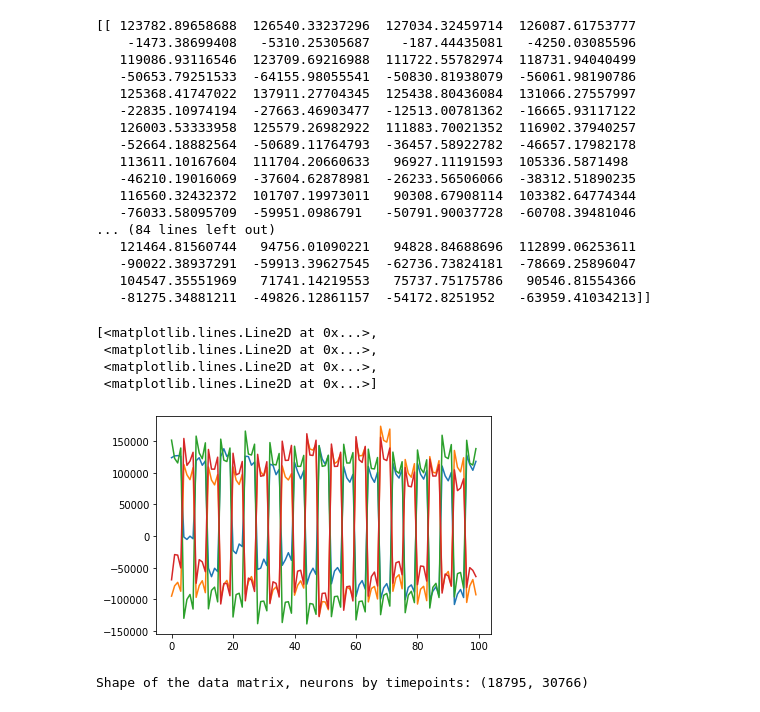
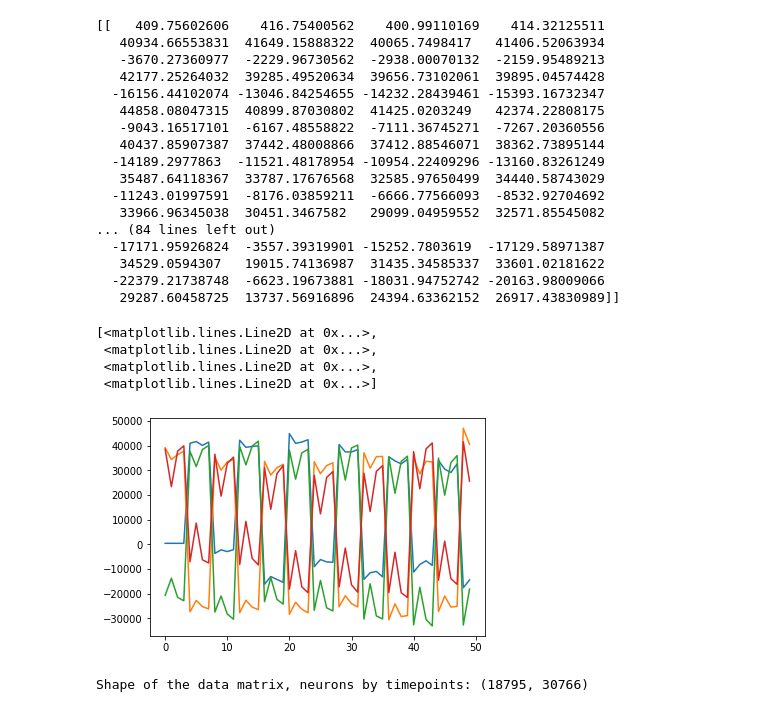
Before and after one commit to mariakesa/neuromatch2020, a Jupyter notebook: SimulatorStarter.ipynb, the cells around one changed output. Saved outputs shown, nothing was run; the diff lists cells and outputs as text; code cells hidden in the pictures.

```diff
--- a/SimulatorStarter.ipynb
+++ b/SimulatorStarter.ipynb
@@ -121,6 +121,7 @@ class Simulate():
             if node[:3]=='sim':
                 nodes_to_update.append(i)
                 self.nodes_dims.append(self.node_ns[i])
+        h=0.01
         for i,node in enumerate(nodes_to_update):
             inds=self.connectivity_graph[:,i].flatten()
             weights_stack=np.zeros((self.nodes_dims[i],1))
@@ -132,7 +133,9 @@ class Simulate():
                     act_stack=np.hstack((act_stack,data[pre_ind][:,t].flatten()))
             weights_stack=weights_stack[:,1:]
             act_stack=act_stack[1:]
-            activation=-self.prev_timepoint[i]+weights_stack@self.transfer_function(act_stack)
+            dt=0.01
+            activation+=dt*(-self.prev_timepoint[i]+weights_stack@self.transfer_function(act_stack))
+            activation = activation*(0.5 * (np.sign(activation) + 1))
             self.prev_timepoint[i]=activation
             self.act_lst[i].append(activation)
 
@@ -147,10 +150,12 @@ class Simulate():
         return merged_lst
 
     def transfer_function(self,x):
-        r_0 = 1.0
-        r_max = 100.0
-        x[x<0]=0
-        x[x>=0]=(r_max-r_0)*np.tanh(x[x>=0]/(r_max-r_0))
+        #rates = x
+        r_0=1
+        r_max=100
+        x[x<=0] = r_0*np.tanh(x[x<=0]/r_0)
+        x[x>0] = (r_max-r_0)*np.tanh(x[x>0]/(r_max-r_0))
+
         return x
 # %%
 node_classification=['data_exc','data_inh','simulated_exc']
@@ -181,30 +173,30 @@ simulated_exc
 # %%
 print(activities[0])
 import matplotlib.pyplot as plt
-plt.plot(activities[0].T)
+plt.plot(activities[0].T[:50])
 # %% [output]
-[[ 123782.89658688  126540.33237296  127034.32459714  126087.61753777
-    -1473.38699408   -5310.25305687    -187.44435081   -4250.03085596
-   119086.93116546  123709.69216988  111722.55782974  118731.94040499
-   -50653.79251533  -64155.98055541  -50830.81938079  -56061.98190786
-   125368.41747022  137911.27704345  125438.80436084  131066.27557997
-   -22835.10974194  -27663.46903477  -12513.00781362  -16665.93117122
-   126003.53333958  125579.26982922  111883.70021352  116902.37940257
-   -52664.18882564  -50689.11764793  -36457.58922782  -46657.17982178
-   113611.10167604  111704.20660633   96927.11191593  105336.5871498
-   -46210.19016069  -37604.62878981  -26233.56506066  -38312.51890235
-   116560.32432372  101707.19973011   90308.67908114  103382.64774344
-   -76033.58095709  -59951.0986791   -50791.90037728  -60708.39481046
+[[   409.75602606    416.75400562    400.99110169    414.32125511
+   40934.66553831  41649.15888322  40065.7498417   41406.52063934
+   -3670.27360977  -2229.96730562  -2938.00070132  -2159.95489213
+   42177.25264032  39285.49520634  39656.73102061  39895.04574428
+  -16156.44102074 -13046.84254655 -14232.28439461 -15393.16732347
+   44858.08047315  40899.87030802  41425.0203249   42374.22808175
+   -9043.16517101  -6167.48558822  -7111.36745271  -7267.20360556
+   40437.85907387  37442.48008866  37412.88546071  38362.73895144
+  -14189.2977863  -11521.48178954 -10954.22409296 -13160.83261249
+   35487.64118367  33787.17676568  32585.97650499  34440.58743029
+  -11243.01997591  -8176.03859211  -6666.77566093  -8532.92704692
+   33966.96345038  30451.3467582   29099.04959552  32571.85545082
 ... (84 lines left out)
-   121464.81560744   94756.01090221   94828.84688696  112899.06253611
-   -90022.38937291  -59913.39627545  -62736.73824181  -78669.25896047
-   104547.35551969   71741.14219553   75737.75175786   90546.81554366
-   -81275.34881211  -49826.12861157  -54172.8251952   -63959.41034213]]
+  -17171.95926824  -3557.39319901 -15252.7803619  -17129.58971387
+   34529.0594307   19015.74136987  31435.34585337  33601.02181622
+  -22379.21738748  -6623.19673881 -18031.94752742 -20163.98009066
+   29287.60458725  13737.56916896  24394.63362152  26917.43830989]]
 [<matplotlib.lines.Line2D at 0x...>,
  <matplotlib.lines.Line2D at 0x...>,
  <matplotlib.lines.Line2D at 0x...>,
  <matplotlib.lines.Line2D at 0x...>]
-[figure, old version]
+[figure, new version]
 # %%
 data_path='/media/maria/DATA1/Documents/data_for_suite2p/TX39_total/'
 dt=1
```
Also changed, not shown: parts of 1 cell of this notebook.
